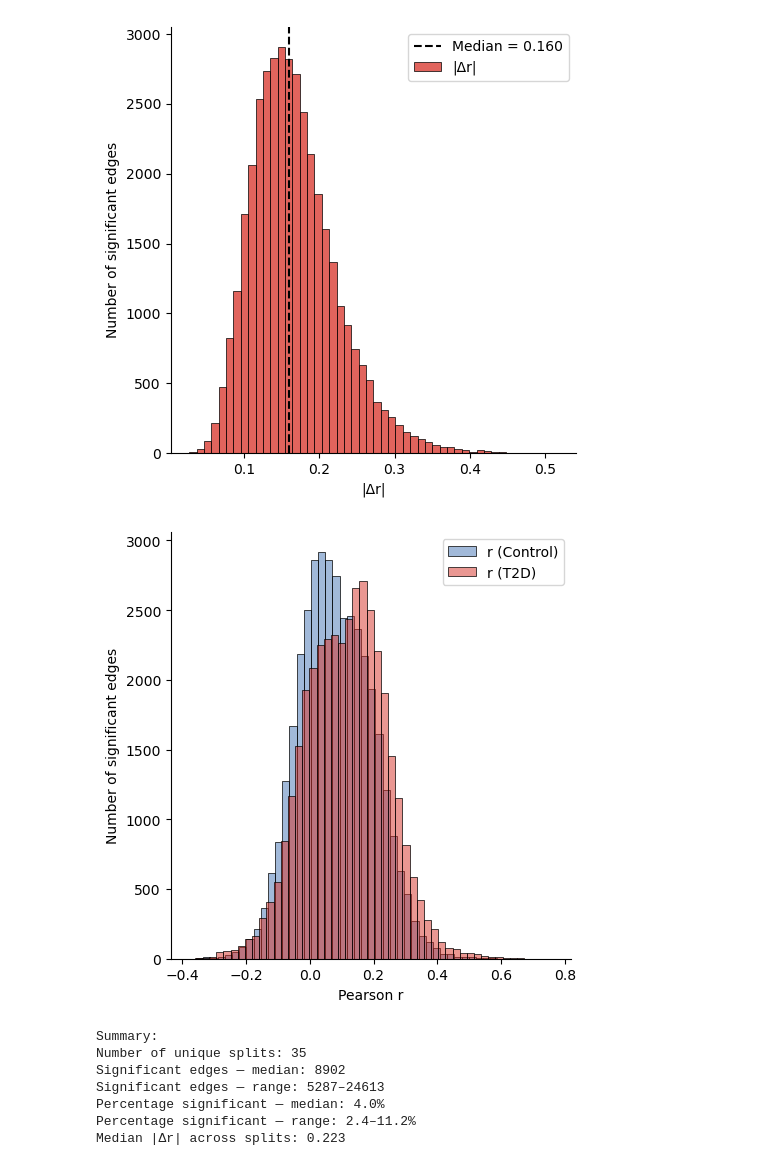
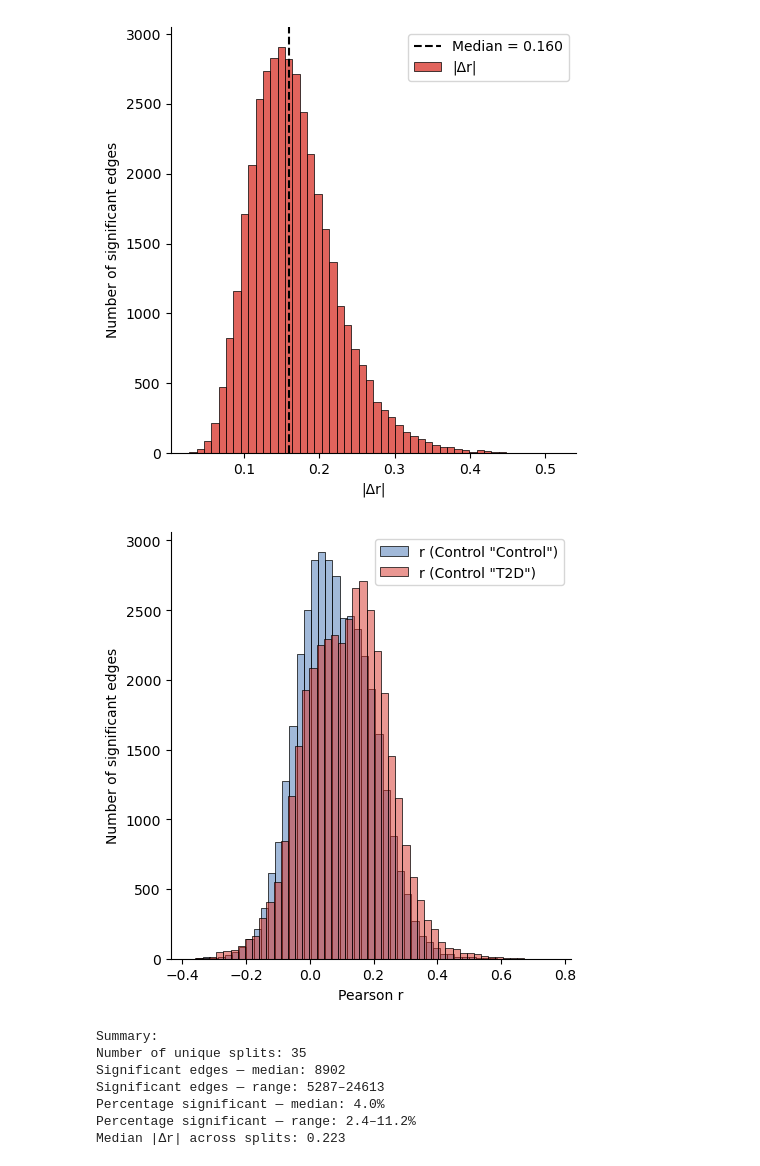
Before and after one commit to Leo-GG/dGCNA, a Jupyter notebook: 6_Correlations_CTR_CTR.ipynb, the cells around one changed output. Drawn from its saved outputs; the diff is of its cells as text; code cells hidden in the pictures.

```diff
--- a/6_Correlations_CTR_CTR.ipynb
+++ b/6_Correlations_CTR_CTR.ipynb
@@ -318,22 +318,22 @@ plt.tight_layout()
 # %%
 # Distribution of r_ctrl and r_t2d for significant edges
 
 fig, ax = plt.subplots(figsize=(5, 5))
 
-sns.histplot(sig['r_ctrl'], bins=50, alpha=0.5, color='#4575b4', label='r (Control)', ax=ax)
-sns.histplot(sig['r_t2d'], bins=50, alpha=0.5, color='#d73027', label='r (T2D)', ax=ax)
+sns.histplot(sig['r_ctrl'], bins=50, alpha=0.5, color='#4575b4', label='r (Control "Control")', ax=ax)
+sns.histplot(sig['r_t2d'], bins=50, alpha=0.5, color='#d73027', label='r (Control "T2D")', ax=ax)
 
 ax.set_xlabel('Pearson r')
 ax.set_ylabel('Number of significant edges')
 
 ax.legend()
 sns.despine()
 plt.tight_layout()
 plt.savefig('Figure3/r_distribution.png')
 plt.savefig('Figure3/r_distribution.svg')
 plt.show()
 # %% [output]
-[figure, old version]
+[figure, new version]
 # %%
 import numpy as np
 import pandas as pd
```
Also changed, not shown: 3 other files.
